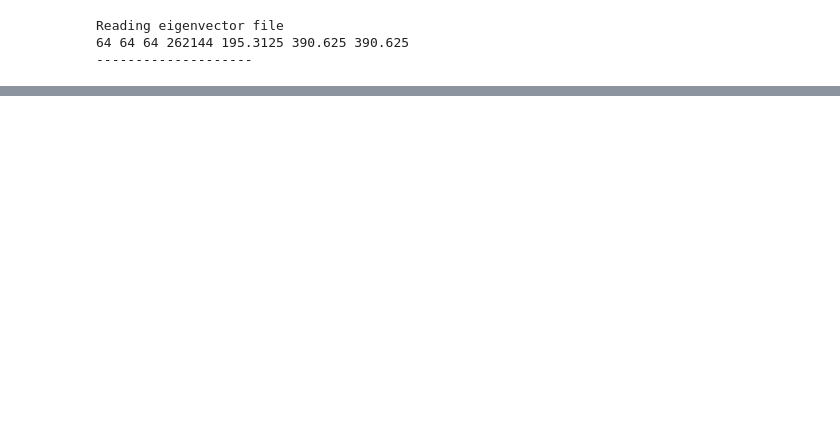
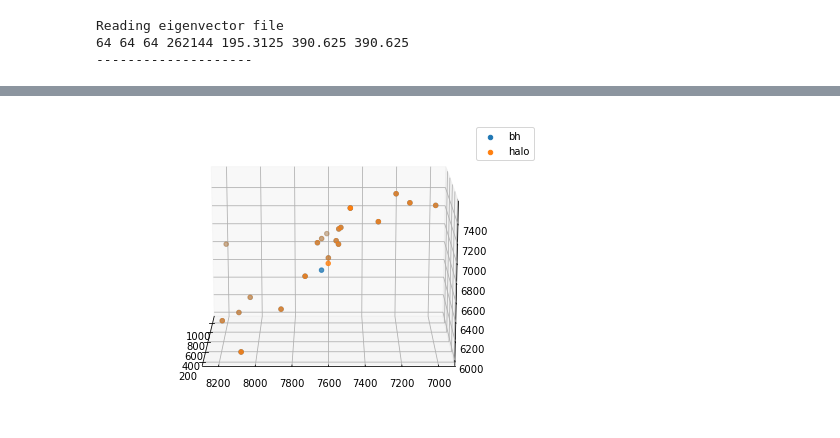
Before and after one commit to Daniel-Montenegro/Thesis, a Jupyter notebook: proyecto/Activity_1/Activity_1.ipynb, the cells around one changed output, grey strips where cells are left out. Cells and saved outputs as stored; diff of their text form; code cells hidden in the pictures; blank space fills up the shorter version.

```diff
--- a/proyecto/Activity_1/Activity_1.ipynb
+++ b/proyecto/Activity_1/Activity_1.ipynb
@@ -351,0 +479,13 @@ plt.savefig('Alinacion_Enviroment_halo.png')
+# %%
+from mpl_toolkits.mplot3d import Axes3D
+
+fig = pyplot.figure()
+ax = Axes3D(fig)
+
+ax.scatter(r_bh[:,0], r_bh[:,1], r_bh[:,2],  label="bh")
+ax.scatter(r_halo_new[:,0], r_halo_new[:,1], r_halo_new[:,2], label="halo")
+ax.legend()
+ax.view_init(elev=15., azim=180)
+plt.savefig("kk")
+# %% [output]
+[figure, added]
```
Also changed, not shown: parts of 25 cells of this notebook, 39 other files.
